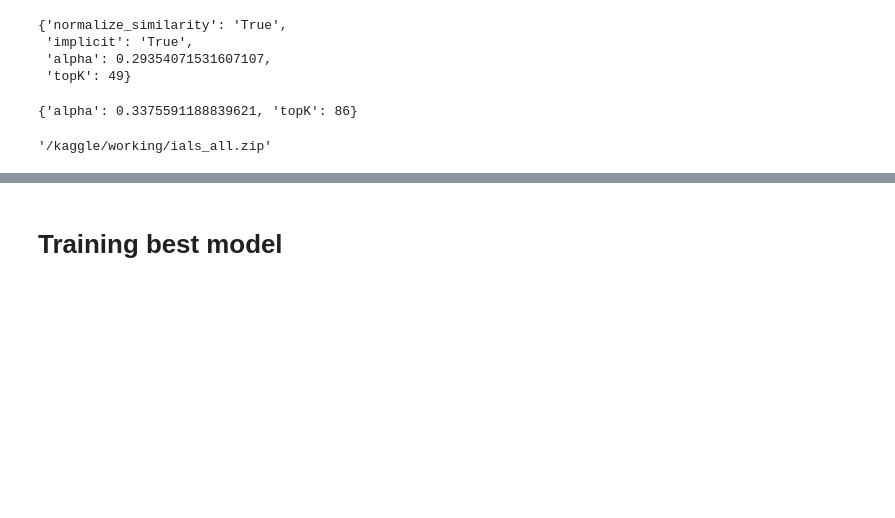
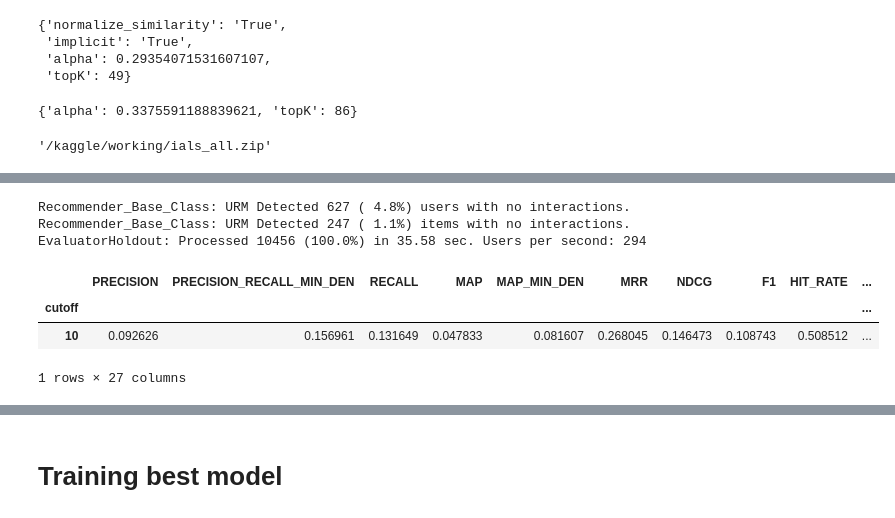
Before and after one commit to CarloSgaravatti/Recsys_Challenge_2023, a Jupyter notebook: challenge_notebooks/hybrid.ipynb, the cells around one changed output, grey strips where cells are left out. Saved outputs shown, nothing was run; the diff lists cells and outputs as text; code cells hidden in the pictures; blank space fills up the shorter version.

```diff
--- a/challenge_notebooks/hybrid.ipynb
+++ b/challenge_notebooks/hybrid.ipynb
@@ -379,0 +414,17 @@ EvaluatorHoldout: Processed 10456 (100.0%) in 26.85 sec. Users per second: 389
+# %%
+pipeline_recommender = PipelineRecommender(
+    URM_train,
+    recommenders=[recommender_slim, hybrid_similarity, recommender_p3a],
+    cutoffs=[500, 100, 10]
+)
+
+result_df, _ = evaluator.evaluateRecommender(pipeline_recommender)
+display(result_df)
+# %% [output]
+Recommender_Base_Class: URM Detected 627 ( 4.8%) users with no interactions.
+Recommender_Base_Class: URM Detected 247 ( 1.1%) items with no interactions.
+EvaluatorHoldout: Processed 10456 (100.0%) in 35.58 sec. Users per second: 294
+|  | PRECISION | PRECISION_RECALL_MIN_DEN | RECALL | MAP | MAP_MIN_DEN | MRR | NDCG | F1 | HIT_RATE | ... |
+| cutoff |  |  |  |  |  |  |  |  |  | ... |
+| 10 | 0.092626 | 0.156961 | 0.131649 | 0.047833 | 0.081607 | 0.268045 | 0.146473 | 0.108743 | 0.508512 | ... |
+1 rows × 27 columns
```
Also changed, not shown: parts of 18 cells of this notebook.
